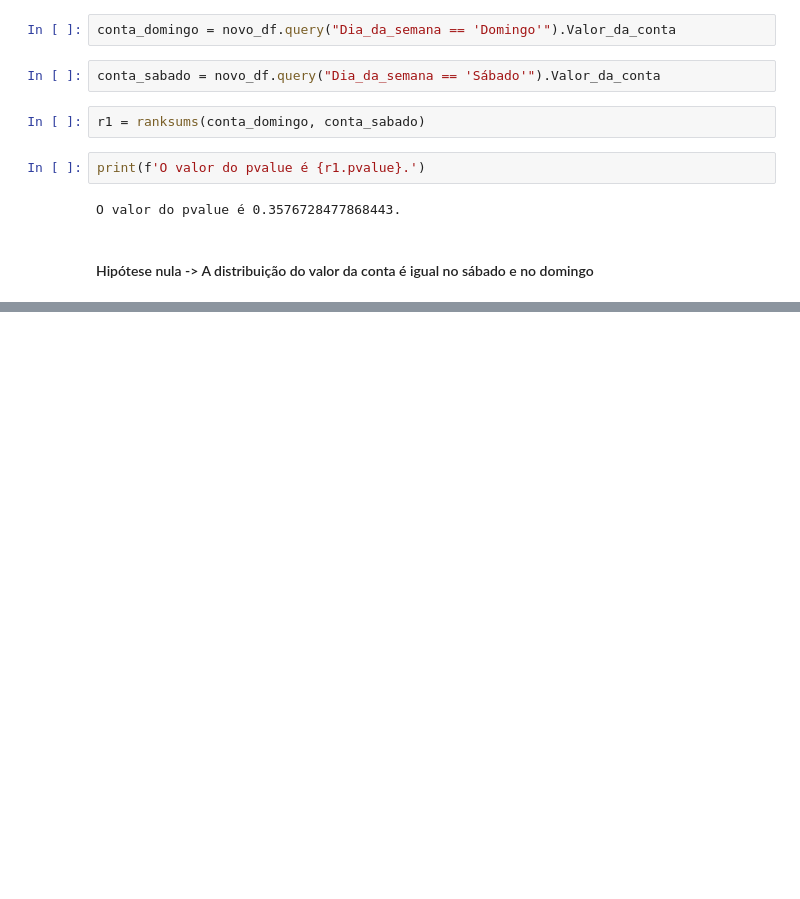
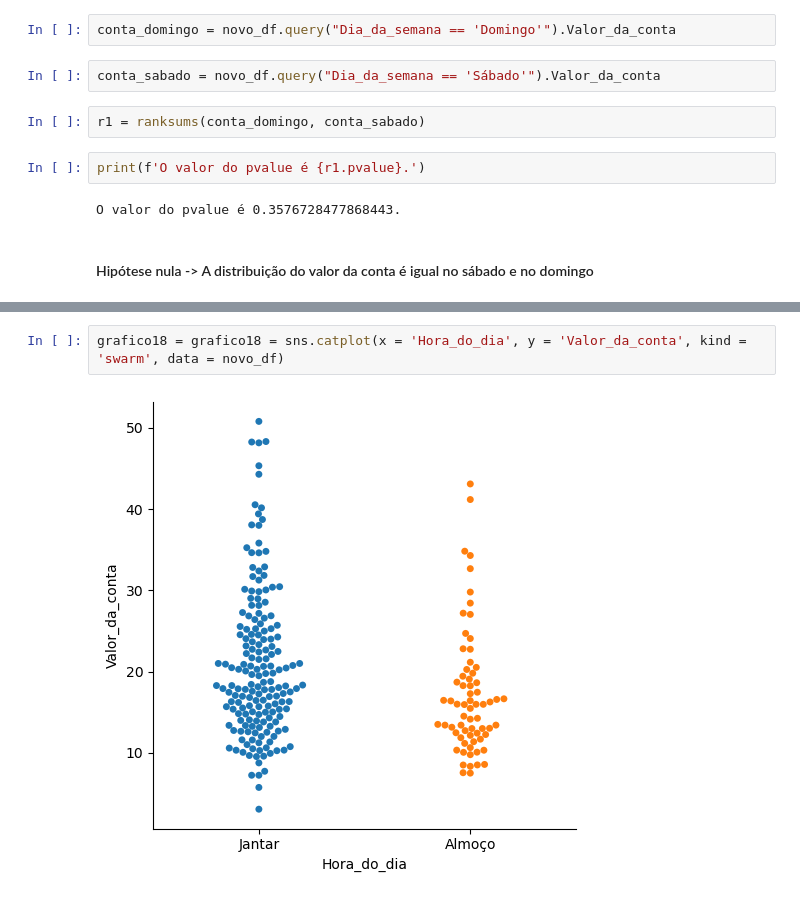
Before and after one commit to MMouraLMelo/python-para-data-science, a Jupyter notebook: data visualization_explorando com seaborn/analise de dados de gorjetas.ipynb, the cells around one changed output, grey strips where cells are left out. Drawn from its saved outputs; the diff is of its cells as text; blank space fills up the shorter version.

```diff
--- a/data visualization_explorando com seaborn/analise de dados de gorjetas.ipynb
+++ b/data visualization_explorando com seaborn/analise de dados de gorjetas.ipynb
@@ -397,0 +404,4 @@ O valor do pvalue é 0.3576728477868443.
+# %%
+grafico18 = grafico18 = sns.catplot(x = 'Hora_do_dia', y = 'Valor_da_conta', kind = 'swarm', data = novo_df)
+# %% [output]
+[figure, added]
```
Also changed, not shown: parts of 20 cells of this notebook.
